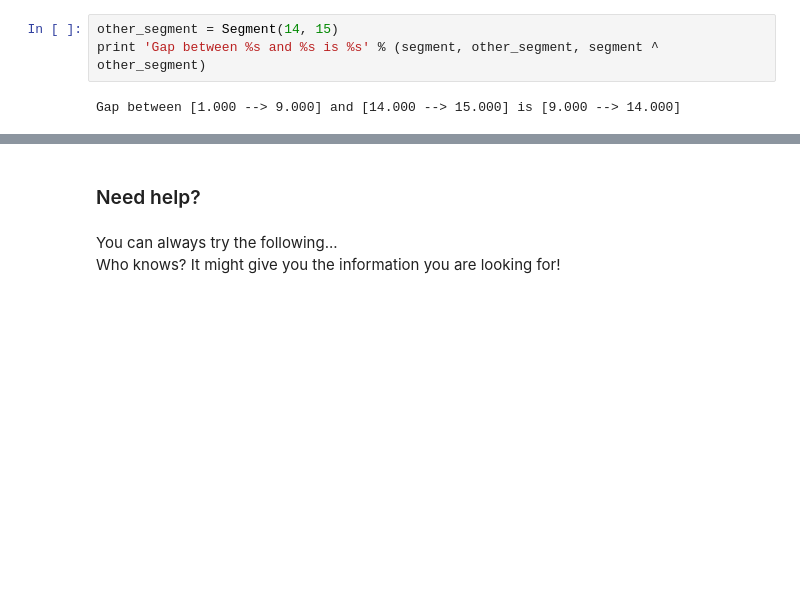
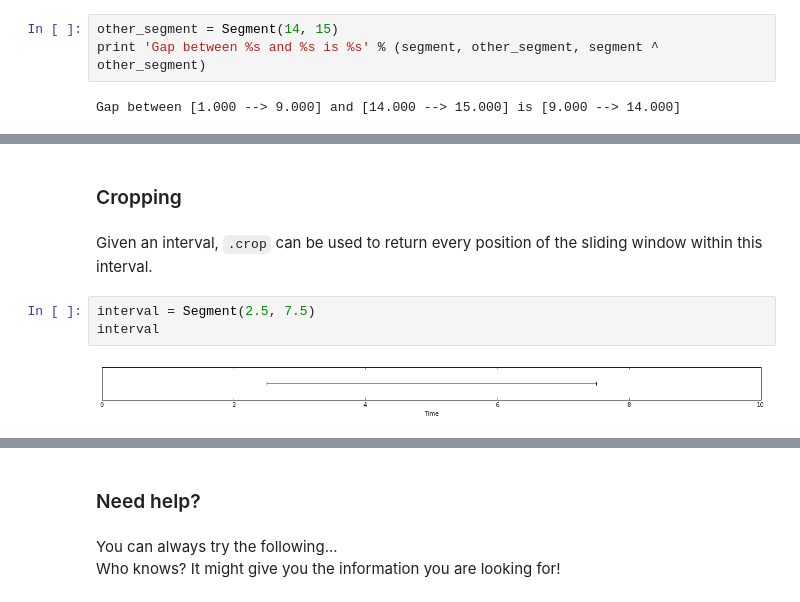
Before and after one commit to pyannote/pyannote-core, a Jupyter notebook: doc/pyannote.core.segment.ipynb, the cells around one changed output, grey strips where cells are left out. Drawn from its saved outputs; the diff is of its cells as text; blank space fills up the shorter version.

```diff
--- a/doc/pyannote.core.segment.ipynb
+++ b/doc/pyannote.core.segment.ipynb
@@ -100,0 +113,9 @@ Gap between [1.000 --> 9.000] and [14.000 --> 15.000] is [9.000 --> 14.000]
+# %% [markdown]
+### Cropping
+# %% [markdown]
+Given an interval, `.crop` can be used to return every position of the sliding window within this interval.
+# %%
+interval = Segment(2.5, 7.5)
+interval
+# %% [output]
+[figure, added]
```
Also changed, not shown: parts of 9 cells of this notebook, 1 other file.
